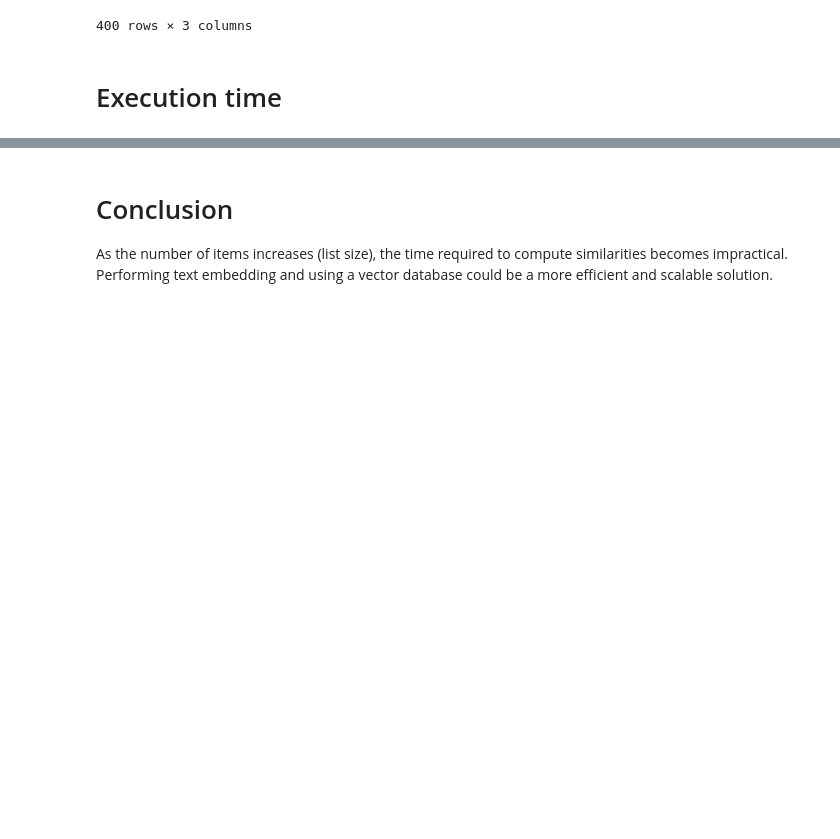
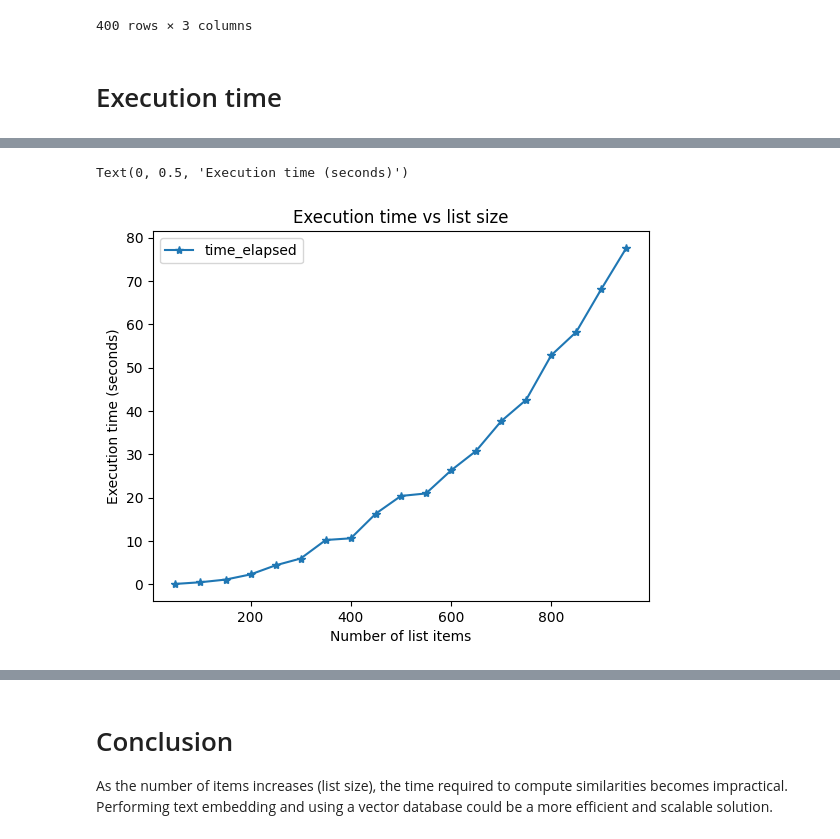
Before and after one commit to ohbtorres/meli_challenge, a Jupyter notebook: 02_similarity.ipynb, the cells around one changed output, grey strips where cells are left out. Cells and saved outputs as stored; diff of their text form; code cells hidden in the pictures; blank space fills up the shorter version.

```diff
--- a/02_similarity.ipynb
+++ b/02_similarity.ipynb
@@ -261,12 +276,13 @@ similarity_list(items_test.iloc[:20], stopwords=my_stopwords)
 # %% [markdown]
 # Execution time
 # %%
-time_elapsed = []
-for i in np.arange(50, 600, 50):
+x = np.arange(50, 1000, 50)
+y = []
+for i in x:
     print(i)
     start = time.time()
     similarity_list(items.iloc[:i], stopwords=my_stopwords)
-    time_elapsed.append(time.time() - start)
+    y.append(time.time() - start)
 # %% [output]
 50
 100
@@ -276,13 +306,16 @@ KeyboardInterrupt
 # %%
 ax = plt.figure().gca()
-pd.DataFrame({"n_items": np.arange(50, 600, 50),
-              "time_elapsed": time_elapsed})\
+pd.DataFrame({"n_items": x,
+              "time_elapsed": y})\
     .plot(kind="line",
           x="n_items",
           y="time_elapsed",
           ax=ax,
           marker="*",
           title="Execution time vs list size")
 ax.set_xlabel("Number of list items")
 ax.set_ylabel("Execution time (seconds)")
+# %% [output]
+Text(0, 0.5, 'Execution time (seconds)')
+[figure, added]
 # %%
```
Also changed, not shown: parts of 14 cells of this notebook.
